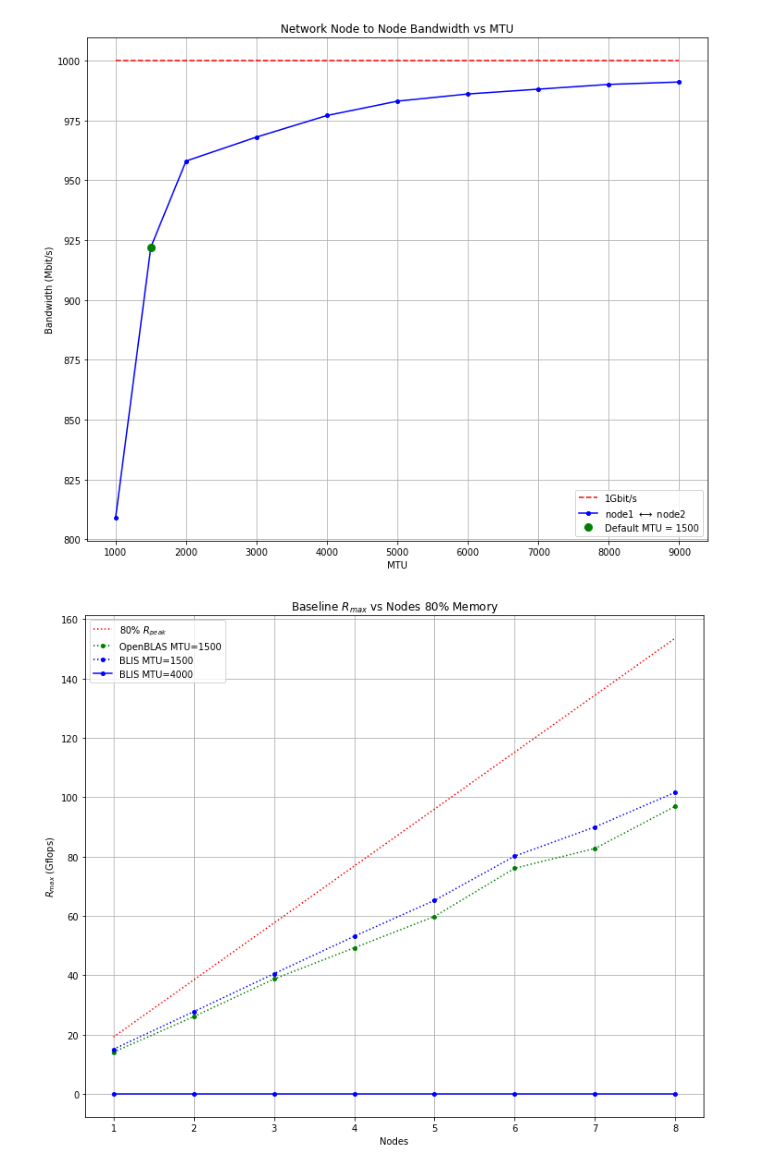
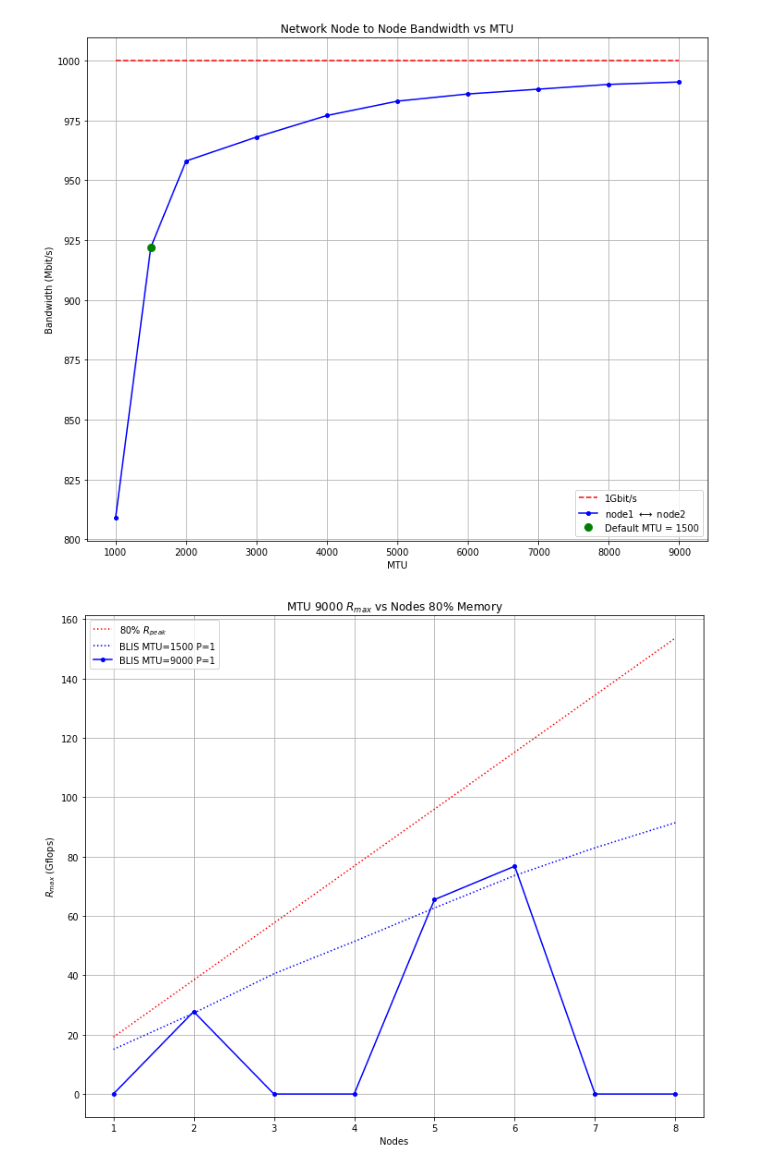
Before and after one commit to johnduffymsc/dissertation, a Jupyter notebook: picluster.ipynb, the cells around one changed output. Cells and saved outputs as stored; diff of their text form; code cells hidden in the pictures.

```diff
--- a/picluster.ipynb
+++ b/picluster.ipynb
@@ -443,7 +443,7 @@ plt.show()
 # %% [output]
 [figure]
 # %%
-# Gflops vs Nodes using 80% memory.
+# MTU 9000 Gflops vs Nodes using 80% memory.
 
 nodes = [1, 2, 3, 4, 5, 6, 7, 8]
 
@@ -452,57 +452,67 @@ r_peak_80 = [
     R_PEAK_80 * 2,
     R_PEAK_80 * 3,
     R_PEAK_80 * 4,
     R_PEAK_80 * 5,
     R_PEAK_80 * 6,
     R_PEAK_80 * 7,
     R_PEAK_80 * 8
 ]
 
-openblas = [
-    1.4085e+01,
-    2.6062e+01,
-    3.8728e+01,
-    4.9251e+01,
-    5.9821e+01,
-    7.6079e+01,
-    8.2733e+01,
-    9.6959e+01
+blis_p1_1500 = [
+    1.5045e+01,
+    2.7240e+01,
+    4.0522e+01,
+    5.1390e+01,
+    6.2685e+01,
+    7.3622e+01,
+    8.2960e+01,
+    9.1411e+01
 ]
 
-blis = [
-    1.5074e+01,
-    2.7742e+01,
-    4.0522e+01,
-    5.3136e+01,
-    6.5231e+01,
-    8.0164e+01,
-    8.9984e+01,
-    1.0166e+02
+blis_p2_1500 = [
+    0,
+    0,
+    0,
+    0,
+    0,
+    0,
+    0,
+    0
 ]
 
-blis_mtu_4000 = [
+blis_p1_9000 = [
+    0,
+    2.7767e+01,
+    0,
+    0,
+    65.5,
+    7.6772e+01,
+    0,
+    0
+]
+
+blis_p2_9000 = [
     0,
     0,
     0,
     0,
     0,
     0,
     0,
     0
 ]
 
 plt.figure(figsize=(12, 10))
-plt.title("Baseline $R_{max}$ vs Nodes 80% Memory")
+plt.title("MTU 9000 $R_{max}$ vs Nodes 80% Memory")
 plt.plot(nodes, r_peak_80, ":r", markersize=4)
-plt.plot(nodes, openblas, ":go", markersize=4)
-plt.plot(nodes, blis, ":bo", markersize=4)
-plt.plot(nodes, blis_mtu_4000, "-bo", markersize=4)
+plt.plot(nodes, blis, ":b", markersize=4)
+plt.plot(nodes, blis_mtu_9000, "-bo", markersize=4)
 plt.xlabel("Nodes")
 plt.ylabel("$R_{max}$ (Gflops)")
-plt.legend(["80% $R_{peak}$", "OpenBLAS MTU=1500", "BLIS MTU=1500", "BLIS MTU=4000"])
+plt.legend(["80% $R_{peak}$", "BLIS MTU=1500 P=1", "BLIS MTU=9000 P=1"])
 plt.grid()
-plt.savefig("gflops_vs_nodes_80_percent_memory.pdf")
-plt.savefig("gflops_vs_nodes_80_percent_memory.png")
+plt.savefig("gflops_vs_nodes_80_percent_memory_mtu_9000.pdf")
+plt.savefig("gflops_vs_nodes_80_percent_memory_mtu_9000.png")
 plt.show()
 # %% [output]
-[figure, old version]
+[figure, new version]
```
Also changed, not shown: 2 other files.
